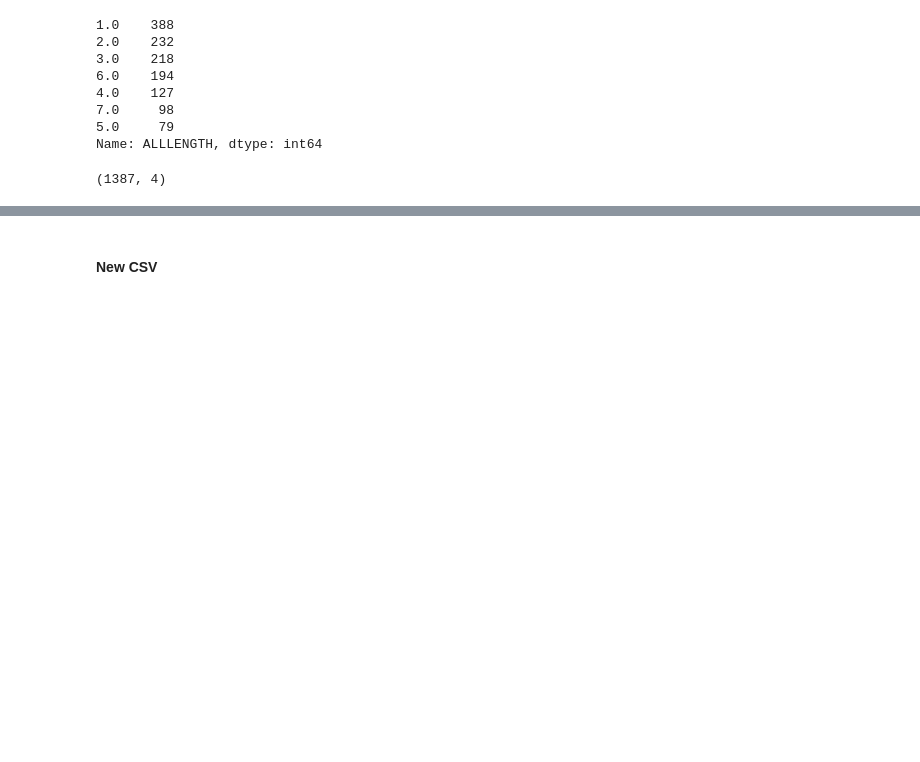
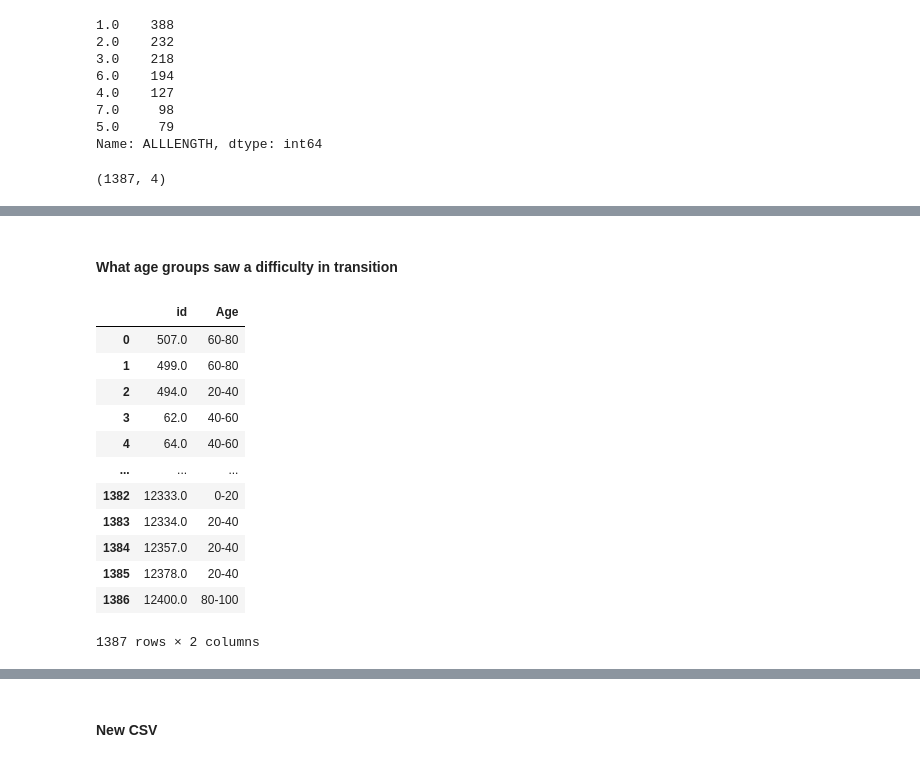
Before and after one commit to krips2398/vegan-planet, a Jupyter notebook: data_transformation/data_transformation_3.ipynb, the cells around one changed output, grey strips where cells are left out. Drawn from its saved outputs; the diff is of its cells as text; code cells hidden in the pictures; blank space fills up the shorter version.

```diff
--- a/data_transformation/data_transformation_3.ipynb
+++ b/data_transformation/data_transformation_3.ipynb
@@ -696,0 +678,2 @@ Name: ALLTRANSITION, dtype: int64
+# %% [markdown]
+#### What age groups saw a difficulty in transition
@@ -696,0 +682,16 @@ Name: ALLTRANSITION, dtype: int64
+# %%
+df_age_transition
+# %% [output]
+|  | id | Age |
+| 0 | 507.0 | 60-80 |
+| 1 | 499.0 | 60-80 |
+| 2 | 494.0 | 20-40 |
+| 3 | 62.0 | 40-60 |
+| 4 | 64.0 | 40-60 |
+| ... | ... | ... |
+| 1382 | 12333.0 | 0-20 |
+| 1383 | 12334.0 | 20-40 |
+| 1384 | 12357.0 | 20-40 |
+| 1385 | 12378.0 | 20-40 |
+| 1386 | 12400.0 | 80-100 |
+1387 rows × 2 columns
```
Also changed, not shown: parts of 34 cells of this notebook, 6 other files.
